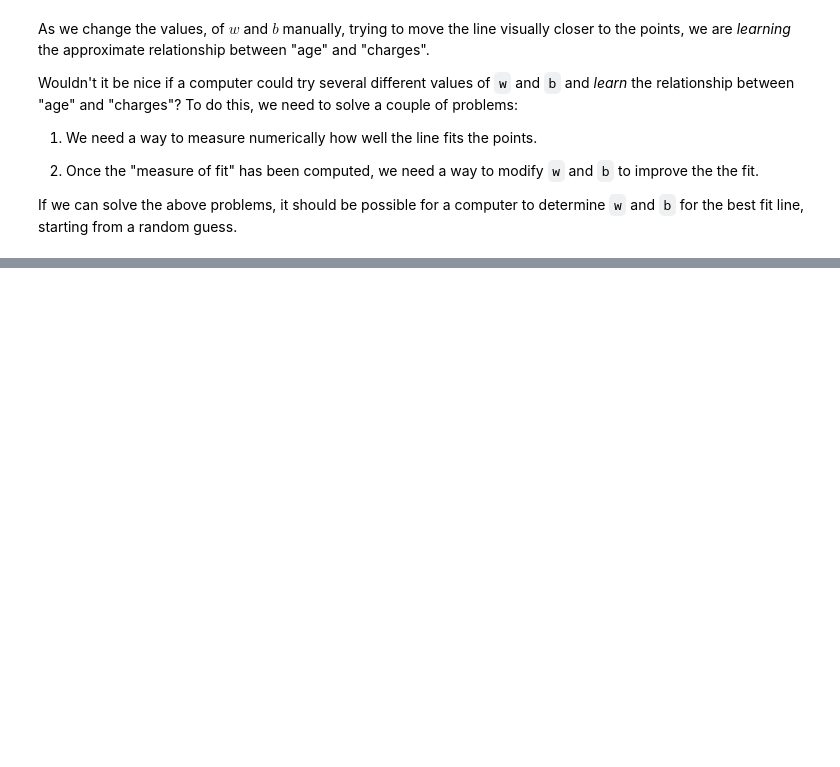
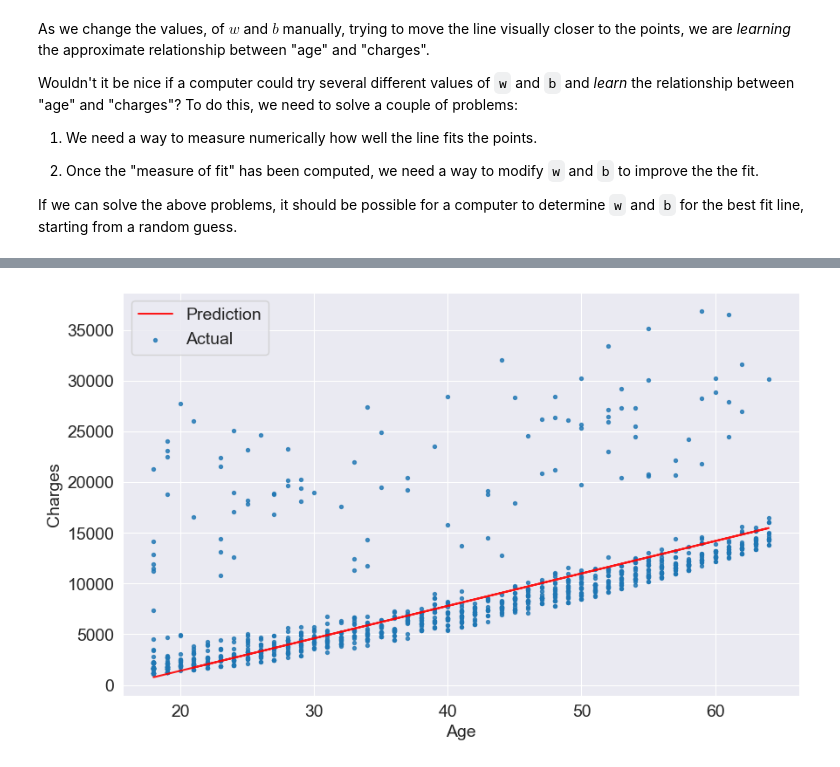
Before and after one commit to Dhruv-Jain31/machine-learning-basics, a Jupyter notebook: linear_regression/code.ipynb, the cells around one changed output, grey strips where cells are left out. Saved outputs shown, nothing was run; the diff lists cells and outputs as text; code cells hidden in the pictures; blank space fills up the shorter version.

```diff
--- a/linear_regression/code.ipynb
+++ b/linear_regression/code.ipynb
@@ -652,0 +713,3 @@ Let's define a function to compute the RMSE.
+# %%
+try_parameters(320, -5000)
+# %% [output]
@@ -652,0 +717 @@ Let's define a function to compute the RMSE.
+[figure, added]
```
Also changed, not shown: parts of 41 cells of this notebook.
